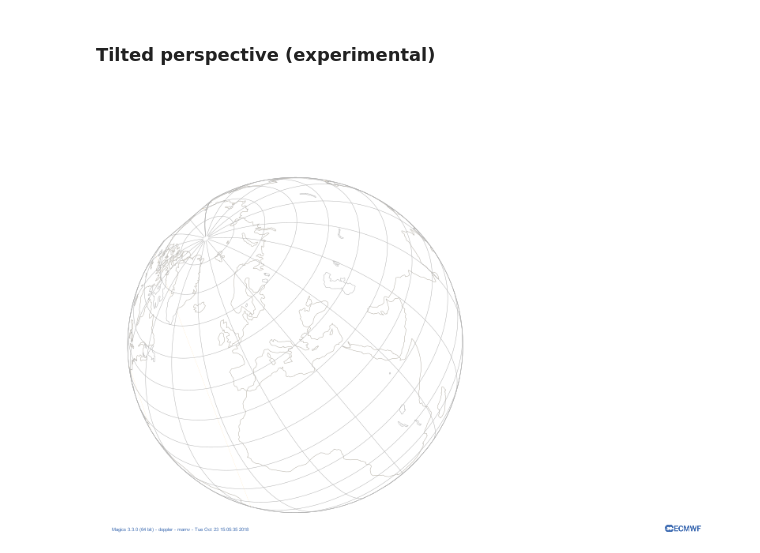
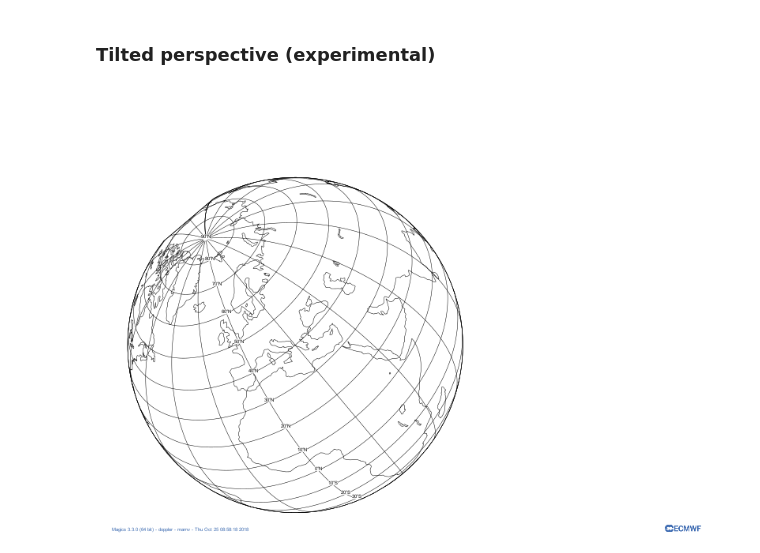
Before and after one commit to ecmwf/notebook-examples, a Jupyter notebook: magics/Subpage-Projections.ipynb, the cells around one changed output. Cells and saved outputs as stored; diff of their text form; code cells hidden in the pictures.

Commit message:
Exploring projections notebook

```diff
--- a/magics/Subpage-Projections.ipynb
+++ b/magics/Subpage-Projections.ipynb
@@ -136,13 +136,13 @@ magics.plot(projection, coast)
 # %%
 projection = magics.mmap(subpage_map_projection = 'tpers',
                          subpage_frame = "off",
                          page_frame = "off",
                          subpage_map_projection_tilt = 0.,
                          subpage_map_projection_azimuth = 40.,
                          subpage_map_projection_view_latitude= 40.,
                          subpage_map_projection_view_longitude= 20.
                         )
 
-magics.plot(projection, coast)
+magics.plot(projection, magics.mcoast())
 # %% [output]
-[figure, old version]
+[figure, new version]
```
Also changed, not shown: parts of 3 cells of this notebook.
